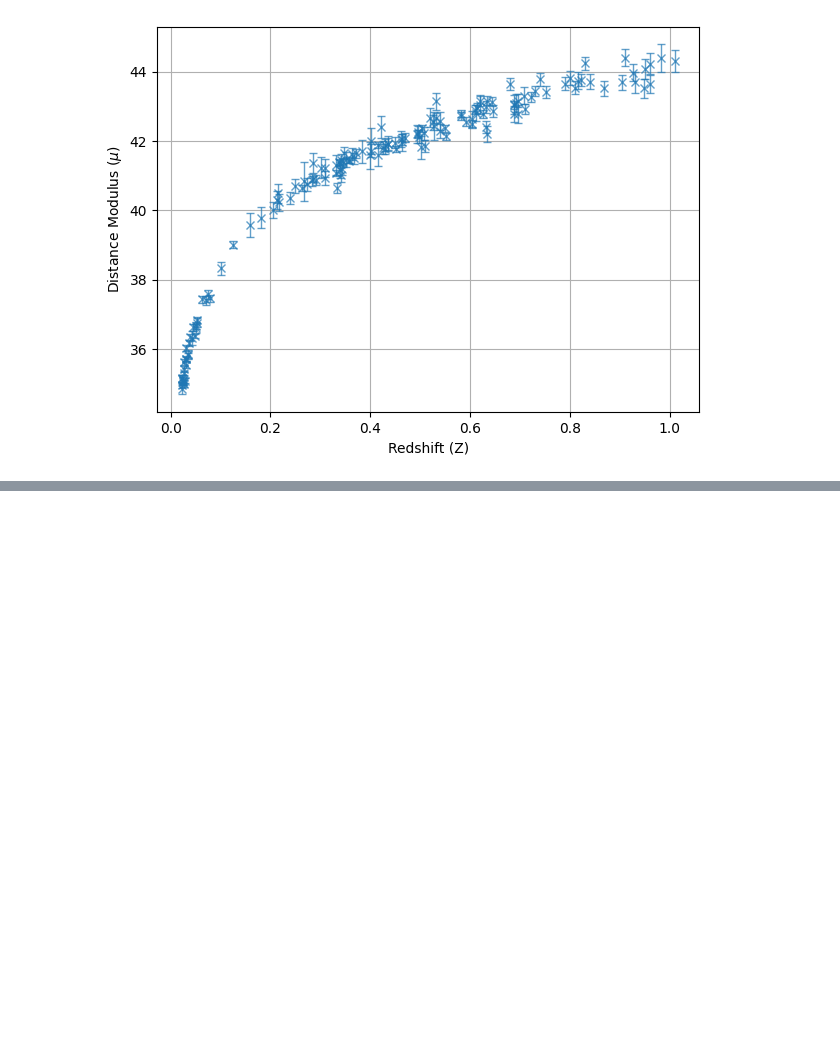
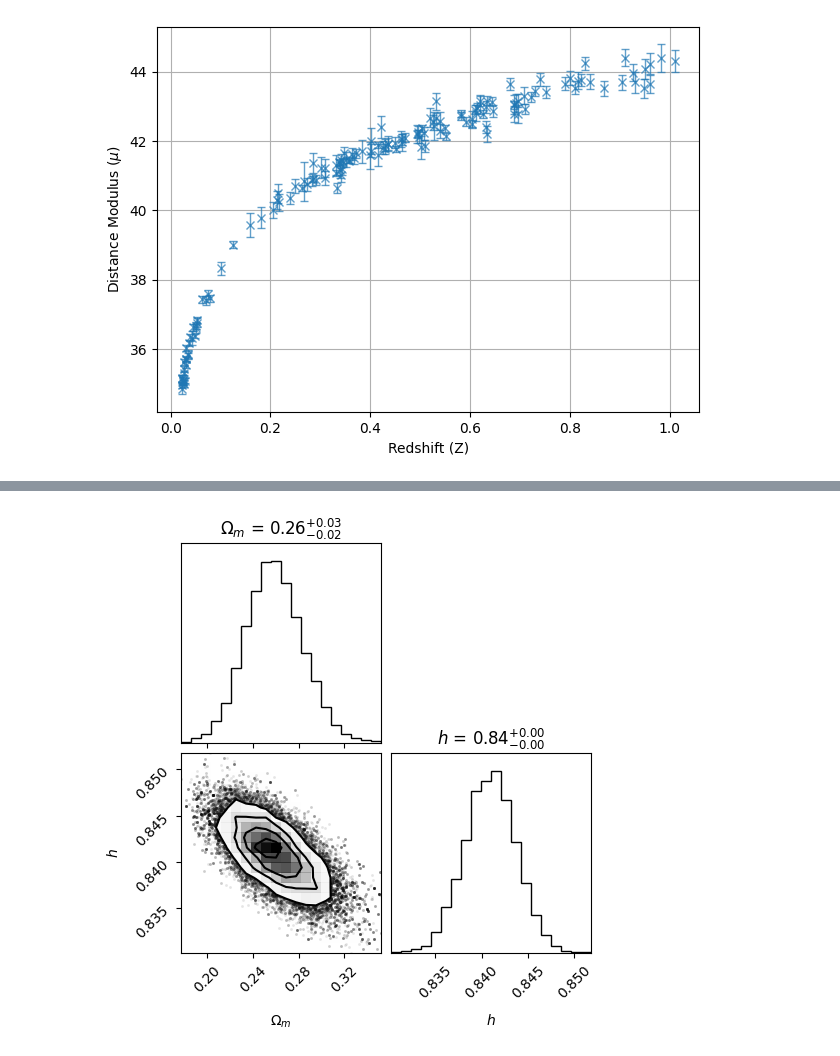
Before and after one commit to josephasal/cosmo_inference, a Jupyter notebook: mcmc/run_mcmc.ipynb, the cells around one changed output, grey strips where cells are left out. Cells and saved outputs as stored; diff of their text form; code cells hidden in the pictures; blank space fills up the shorter version.

```diff
--- a/mcmc/run_mcmc.ipynb
+++ b/mcmc/run_mcmc.ipynb
@@ -129,0 +143,13 @@ plt.title('walker 1 parameter space through iterations')
+# %%
+import corner
+import matplotlib.pyplot as plt
+
+# Flatten the chain: resulting shape will be (steps_after_burn * n_walkers, 2)
+all_samples = basicmc_samples.reshape(-1, basicmc_samples.shape[-1])
+
+# Create the corner plot with appropriate labels
+figure = corner.corner(all_samples, labels=["$\Omega_m$", "$h$"],
+                         show_titles=True, title_kwargs={"fontsize": 12})
+plt.show()
+# %% [output]
+[figure, added]
```
Also changed, not shown: parts of 14 cells of this notebook.
